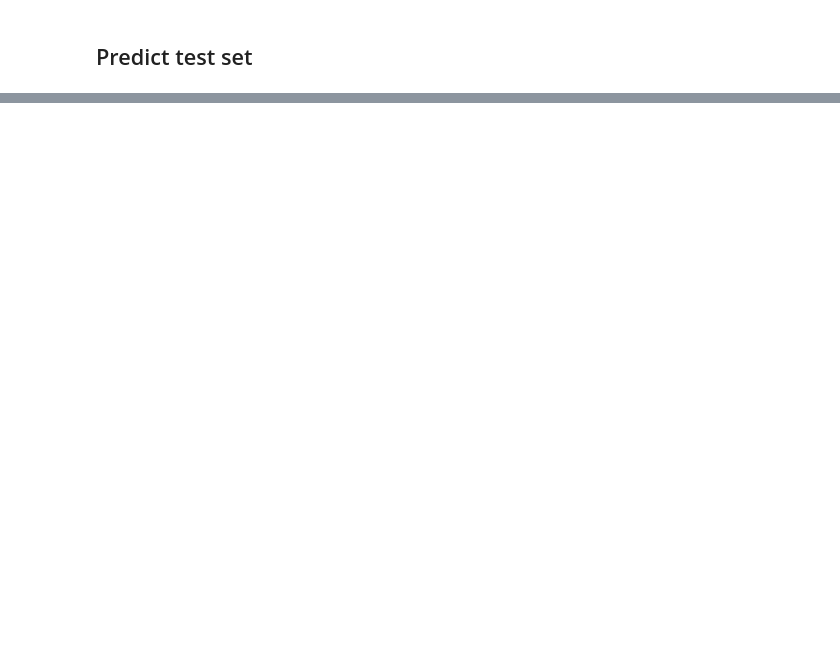
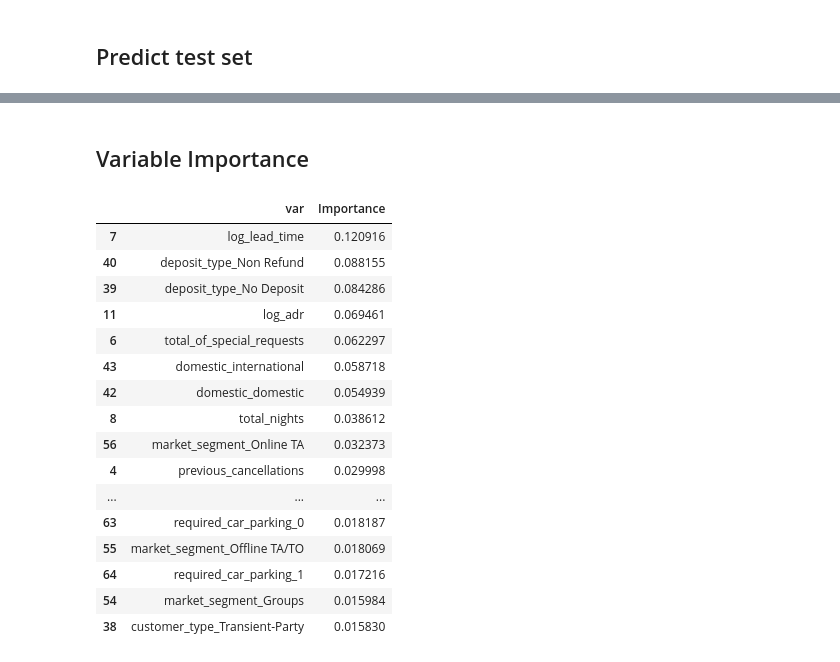
Before and after one commit to wenchengking/End-to-End-Hotel-Booking-Cancellation-Machine-Learning-Model, a Jupyter notebook: 05_Modeling/Random Forest.ipynb, the cells around one changed output, grey strips where cells are left out. Drawn from its saved outputs; the diff is of its cells as text; code cells hidden in the pictures; blank space fills up the shorter version.

```diff
--- a/05_Modeling/Random Forest.ipynb
+++ b/05_Modeling/Random Forest.ipynb
@@ -180,0 +212,34 @@ plot_precision_recall_curve(mod, xtest, ytest)
+# %% [markdown]
+## Variable Importance
+# %%
+# Get the feature importances
+importance = rf_model.feature_importances_
+
+# Sort the feature importances in descending order
+indices = np.argsort(importance)[::-1]
+
+# Extract dataframe
+var_imp = pd.DataFrame(data = xtrain.columns, columns = ['var'])
+var_imp['Importance'] = importance
+
+# Arrange by importance and show top 20
+var_imp.sort_values('Importance', ascending = False, inplace = True)
+var_imp.head(20)
+# %% [output]
+|  | var | Importance |
+| 7 | log_lead_time | 0.120916 |
+| 40 | deposit_type_Non Refund | 0.088155 |
+| 39 | deposit_type_No Deposit | 0.084286 |
+| 11 | log_adr | 0.069461 |
+| 6 | total_of_special_requests | 0.062297 |
+| 43 | domestic_international | 0.058718 |
+| 42 | domestic_domestic | 0.054939 |
+| 8 | total_nights | 0.038612 |
+| 56 | market_segment_Online TA | 0.032373 |
+| 4 | previous_cancellations | 0.029998 |
+| ... | ... | ... |
+| 63 | required_car_parking_0 | 0.018187 |
+| 55 | market_segment_Offline TA/TO | 0.018069 |
+| 64 | required_car_parking_1 | 0.017216 |
+| 54 | market_segment_Groups | 0.015984 |
+| 38 | customer_type_Transient-Party | 0.015830 |
```
Also changed, not shown: parts of 12 cells of this notebook.
